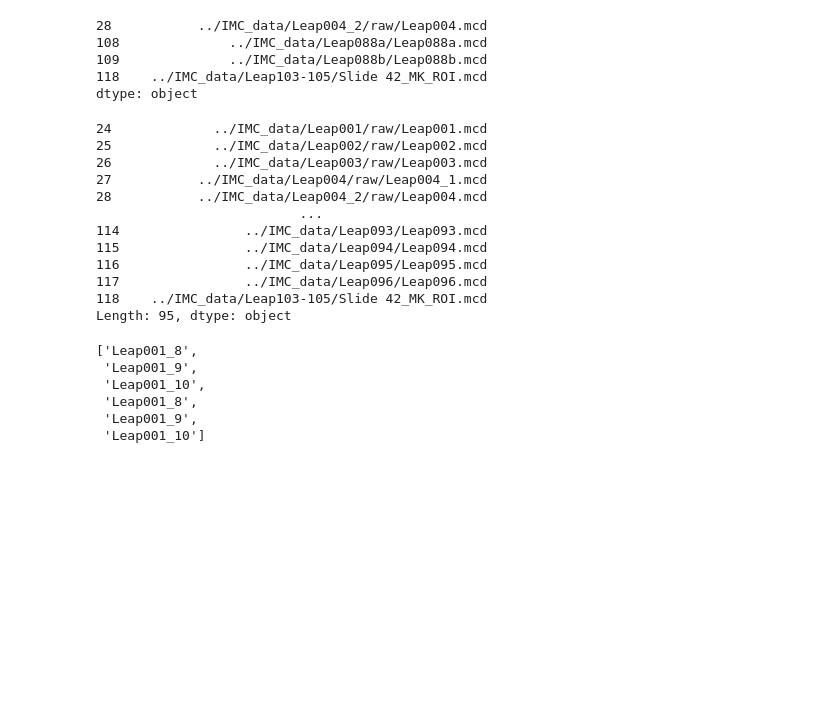
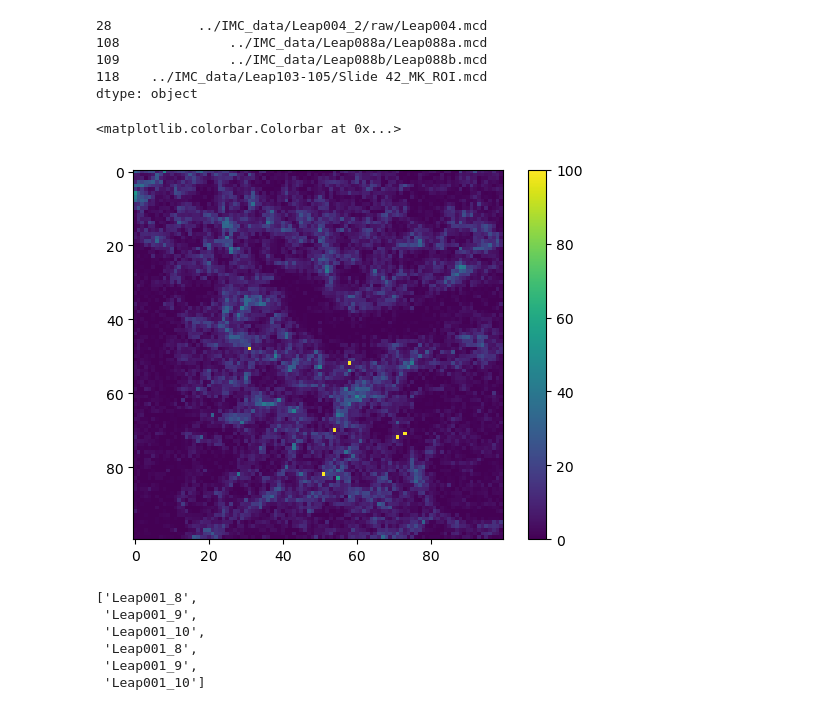
Before and after one commit to Schumacher-group/IMC_TNBC_analysis, a Jupyter notebook: reformatting_all_files.ipynb, the cells around one changed output. Cells and saved outputs as stored; diff of their text form; code cells hidden in the pictures; blank space fills up the shorter version.

```diff
--- a/reformatting_all_files.ipynb
+++ b/reformatting_all_files.ipynb
@@ -461,20 +461,28 @@ mcd_files_list[~(mcd_files_list.str.lstrip(path0).str.split('/').str[0].isin(Lea
 118    ../IMC_data/Leap103-105/Slide 42_MK_ROI.mcd
 dtype: object
 # %%
-mcd_files_list.sort_values()
+a = []
+ids = []
+with MCDFile('../IMC_data/Leap067/Leap067.mcd') as f:
+    for slide in f.slides:
+        for acquisition in slide.acquisitions:
+            if int(acquisition.metadata['DataEndOffset'])==0:
+                #corrupted acquisition
+                continue
+            try:
+                img = f.read_acquisition(acquisition,strict = False)
+                a+=[img]
+                ids +=[acquisition.metadata['ID']]
+            except OSError:
+                continue # if mcd corrupt, move to next acquisition
-# %% [output]
-24             ../IMC_data/Leap001/raw/Leap001.mcd
-25             ../IMC_data/Leap002/raw/Leap002.mcd
-26             ../IMC_data/Leap003/raw/Leap003.mcd
-27           ../IMC_data/Leap004/raw/Leap004_1.mcd
-28           ../IMC_data/Leap004_2/raw/Leap004.mcd
-                          ...
-114                ../IMC_data/Leap093/Leap093.mcd
-115                ../IMC_data/Leap094/Leap094.mcd
-116                ../IMC_data/Leap095/Leap095.mcd
-117                ../IMC_data/Leap096/Leap096.mcd
-118    ../IMC_data/Leap103-105/Slide 42_MK_ROI.mcd
-Length: 95, dtype: object
+# %%
+import skimage
+#[acquisition.channel_labels=='141Pr-CD38']
+plt.imshow(a[9][np.array(acquisition.channel_labels)=='141Pr-CD38'][0],vmax = 100)
+plt.colorbar()
+# %% [output]
+<matplotlib.colorbar.Colorbar at 0x...>
+[figure, added]
 # %%
 a = []
 a+=(list(Leap_folder +'_'+acquisition_metadata.id.astype(str).values))
```
Also changed, not shown: 2 other files.
